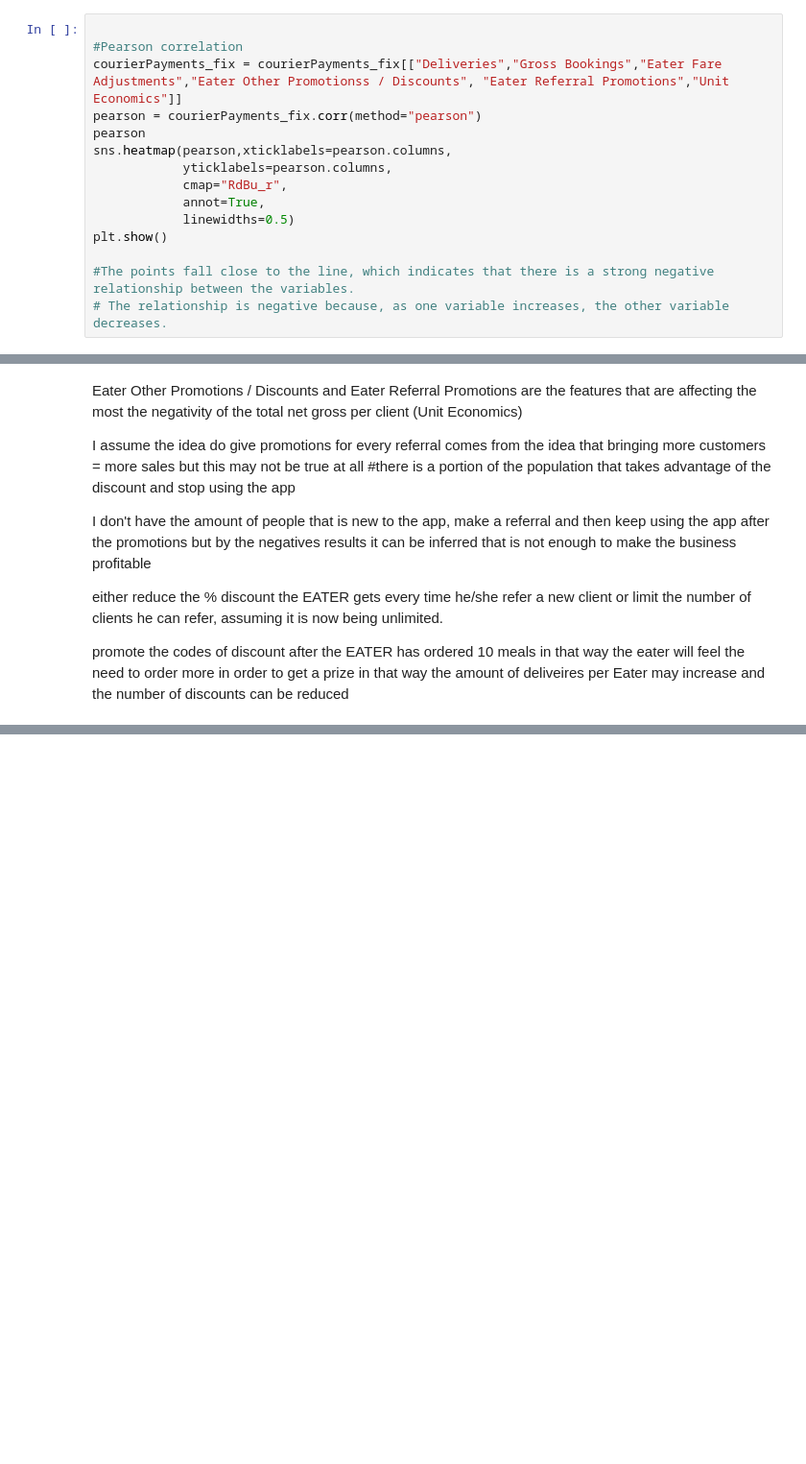
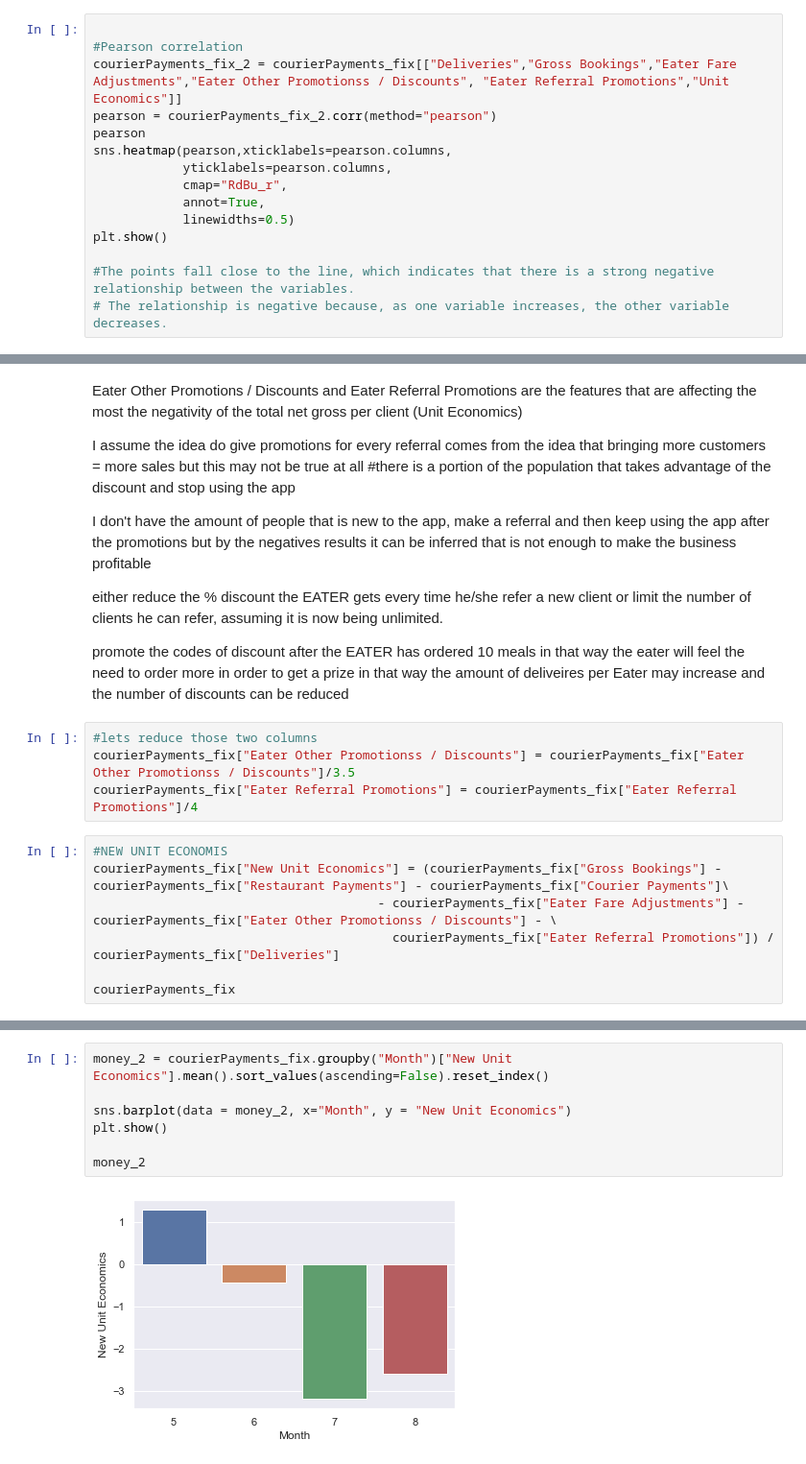
Before and after one commit to juanfelipehdezm/Data-questions, a Jupyter notebook: uber/Q1.ipynb, the cells around one changed output, grey strips where cells are left out. Shown at 96% size. Saved outputs shown, nothing was run; the diff lists cells and outputs as text; blank space fills up the shorter version.

```diff
--- a/uber/Q1.ipynb
+++ b/uber/Q1.ipynb
@@ -160,8 +160,8 @@ plt.show()
 # %%
 
 #Pearson correlation
-courierPayments_fix = courierPayments_fix[["Deliveries","Gross Bookings","Eater Fare Adjustments","Eater Other Promotionss / Discounts", "Eater Referral Promotions","Unit Economics"]]
-pearson = courierPayments_fix.corr(method="pearson")
+courierPayments_fix_2 = courierPayments_fix[["Deliveries","Gross Bookings","Eater Fare Adjustments","Eater Other Promotionss / Discounts", "Eater Referral Promotions","Unit Economics"]]
+pearson = courierPayments_fix_2.corr(method="pearson")
 pearson
 sns.heatmap(pearson,xticklabels=pearson.columns,
             yticklabels=pearson.columns,
@@ -186,3 +186,14 @@ I don't have the amount of people that is new to the app, make a referral and th
 either reduce the % discount the EATER gets every time he/she refer a new client or limit the number of clients he can refer, assuming it is now being unlimited.
 
 promote the codes of discount after the EATER has ordered 10 meals in that way the eater will feel the need to order more in order to get a prize in that way the amount of deliveires per Eater may increase and the number of discounts can be reduced
+# %%
+#lets reduce those two columns
+courierPayments_fix["Eater Other Promotionss / Discounts"] = courierPayments_fix["Eater Other Promotionss / Discounts"]/3.5
+courierPayments_fix["Eater Referral Promotions"] = courierPayments_fix["Eater Referral Promotions"]/4
+# %%
+#NEW UNIT ECONOMIS
+courierPayments_fix["New Unit Economics"] = (courierPayments_fix["Gross Bookings"] - courierPayments_fix["Restaurant Payments"] - courierPayments_fix["Courier Payments"]\
+                                      - courierPayments_fix["Eater Fare Adjustments"] - courierPayments_fix["Eater Other Promotionss / Discounts"] - \
+                                        courierPayments_fix["Eater Referral Promotions"]) / courierPayments_fix["Deliveries"]
+
+courierPayments_fix
@@ -188,0 +213,9 @@ promote the codes of discount after the EATER has ordered 10 meals in that way t
+# %%
+money_2 = courierPayments_fix.groupby("Month")["New Unit Economics"].mean().sort_values(ascending=False).reset_index()
+
+sns.barplot(data = money_2, x="Month", y = "New Unit Economics")
+plt.show()
+
+money_2
+# %% [output]
+[figure, added]
```
Also changed, not shown: parts of 2 cells of this notebook.
